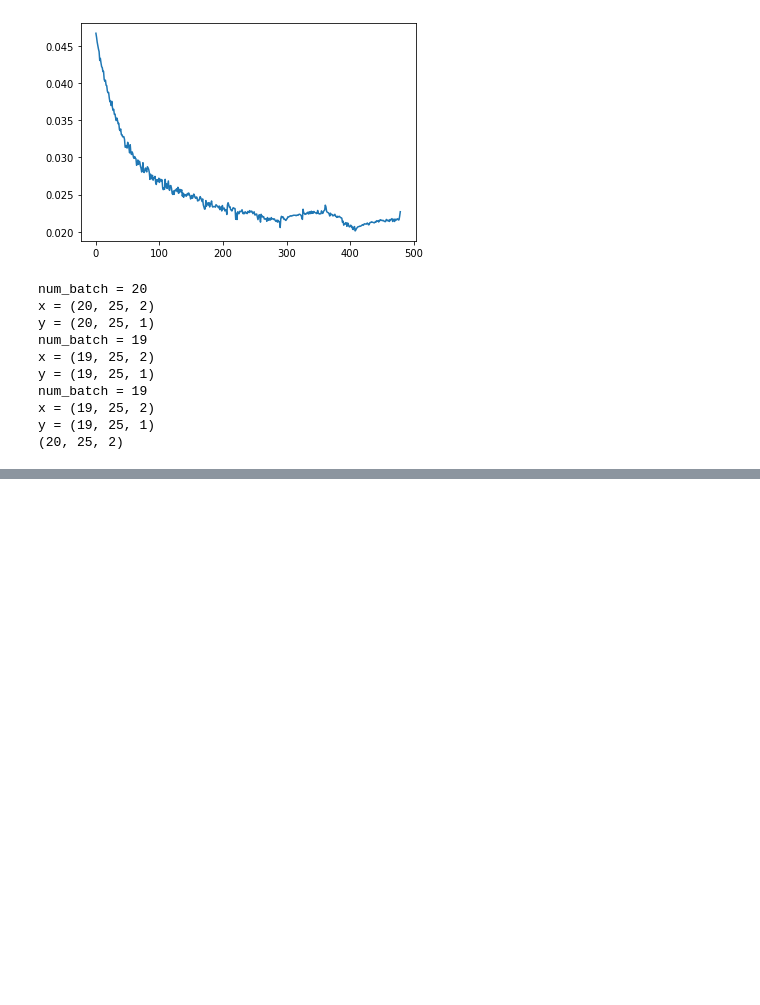
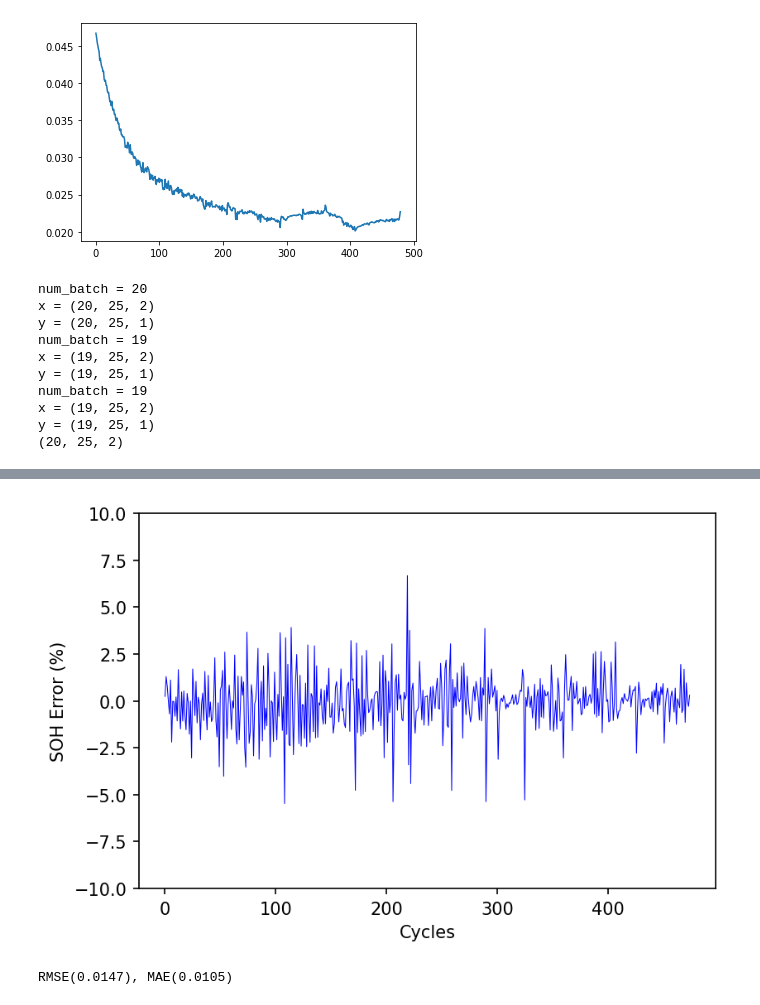
Before and after one commit to pnpsuM/SOH_Est_CNN-LSTM, a Jupyter notebook: CNN-LSTM_SOH.ipynb, the cells around one changed output, grey strips where cells are left out. Drawn from its saved outputs; the diff is of its cells as text; code cells hidden in the pictures; blank space fills up the shorter version.

```diff
--- a/CNN-LSTM_SOH.ipynb
+++ b/CNN-LSTM_SOH.ipynb
@@ -152,0 +159,13 @@ show_and_prove(model, VERSION, file_path, epoch_index, x_test, y_test, loss_dict
+# %%
+pl.figure(dpi=150)
+line = pl.plot(Error_rate)
+pl.ylim(-10, 10)
+pl.ylabel('SOH Error (%)')
+pl.xlabel('Cycles')
+pl.setp(line, color='b', linewidth=0.5)
+pl.savefig(f'{save_path}\\ErrRate-RMSE({RMSE:.4f})MAE({MAE:.4f}).png')
+pl.show()
+print(f'RMSE({RMSE:.4f}), MAE({MAE:.4f})')
+# %% [output]
+[figure, added]
+RMSE(0.0147), MAE(0.0105)
```
Also changed, not shown: parts of 9 cells of this notebook, 4 other files.
